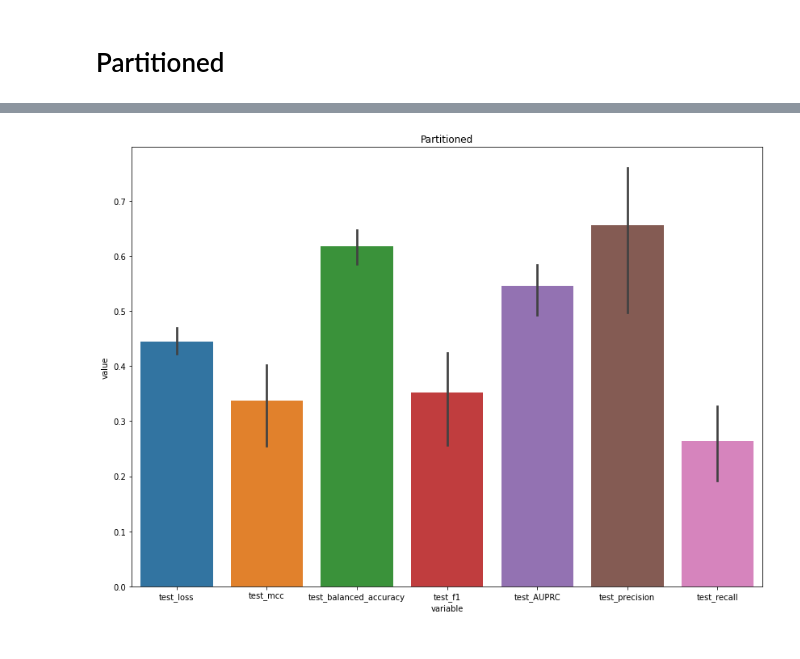
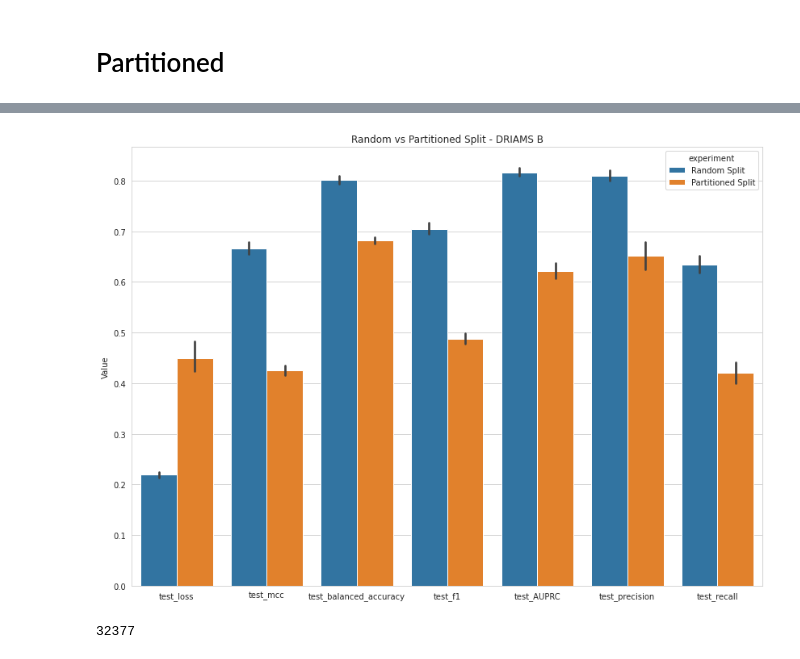
Before and after one commit to BorgwardtLab/MultimodalAMR, a Jupyter notebook: gv_experiments/Plot metrics.ipynb, the cells around one changed output, grey strips where cells are left out. Cells and saved outputs as stored; diff of their text form; code cells hidden in the pictures.

```diff
--- a/gv_experiments/Plot metrics.ipynb
+++ b/gv_experiments/Plot metrics.ipynb
@@ -46,4 +51,5 @@ metrics_df
 # %%
-metrics_long_table = pd.melt(metrics_df, id_vars="seed", value_vars=metrics_names)
-metrics_long_table
+metrics_long_table_randsplit = pd.melt(metrics_randsplit_df, id_vars="seed", value_vars=metrics_names)
+metrics_long_table_randsplit["experiment"] = "Random Split"
+metrics_long_table_randsplit
 # %% [output]
@@ -69,7 +73,7 @@ plt.show()
 # %% [markdown]
 # Partitioned
 # %%
-folder = "outputs/partitioned/sqCos_noleak_metrics"
+folder = "outputs/DRIAMS_B/MLP_partition/lowLR_long_BN_part/metrics"
 os.listdir(folder)
 # %% [output]
 ['test_metrics_8.json',
@@ -85,13 +88,17 @@ os.listdir(folder)
 # %%
 metrics = []
 for seed in range(10):
-    with open(os.path.join(folder, "test_metrics_{}.json".format(seed)), "r") as f:
-        m = json.load(f)
-        metrics_names = list(m.keys())
-        m["seed"] = seed
-        metrics.append(m)
-metrics_df = pd.DataFrame(metrics)
-metrics_long_table = pd.melt(metrics_df, id_vars="seed", value_vars=metrics_names)
-metrics_long_table
-metrics_df
+    try:
+        with open(os.path.join(folder, "test_metrics_{}.json".format(seed)), "r") as f:
+            m = json.load(f)
+    except:
+        continue
+    metrics_names = list(m.keys())
+    m["seed"] = seed
+    metrics.append(m)
+metrics_partition_df = pd.DataFrame(metrics)
+metrics_long_table_part = pd.melt(metrics_partition_df, id_vars="seed", value_vars=metrics_names)
+metrics_long_table_part["experiment"] = "Partitioned Split"
+metrics_long_table_part
+metrics_long_table_part
 # %% [output]
@@ -108,0 +118,3 @@ metrics_df
+# %%
+experiments_df = pd.concat([metrics_long_table_randsplit, metrics_long_table_part])
+experiments_df
@@ -109,7 +135,19 @@ metrics_df
 # %%
 fig, ax = plt.subplots(figsize=(14,10))
-sns.barplot(data=metrics_long_table, x="variable", y="value", ax=ax)
-ax.set_title("Partitioned")
+sns.barplot(data=experiments_df, x="variable", y="value", hue="experiment", ax=ax)
+ax.set_title("Random vs Partitioned Split - DRIAMS B")
+ax.set_xlabel("")
+ax.set_ylabel("Value")
+fig.savefig("outputs/plots/B_rand_vs_partition.png", facecolor="white")
 plt.show()
 # %% [output]
-[figure, old version]
+[figure, new version]
+# %%
+from models.data_utils import DataSplitter
+
+long_table = pd.read_csv("../processed_data/DRIAMS_combined_long_table.csv")
+
+ds = DataSplitter(long_table, dataset="B")
+len(ds.long_table)
+# %% [output]
+32377
```
Also changed, not shown: parts of 15 cells of this notebook, 13 other files.
